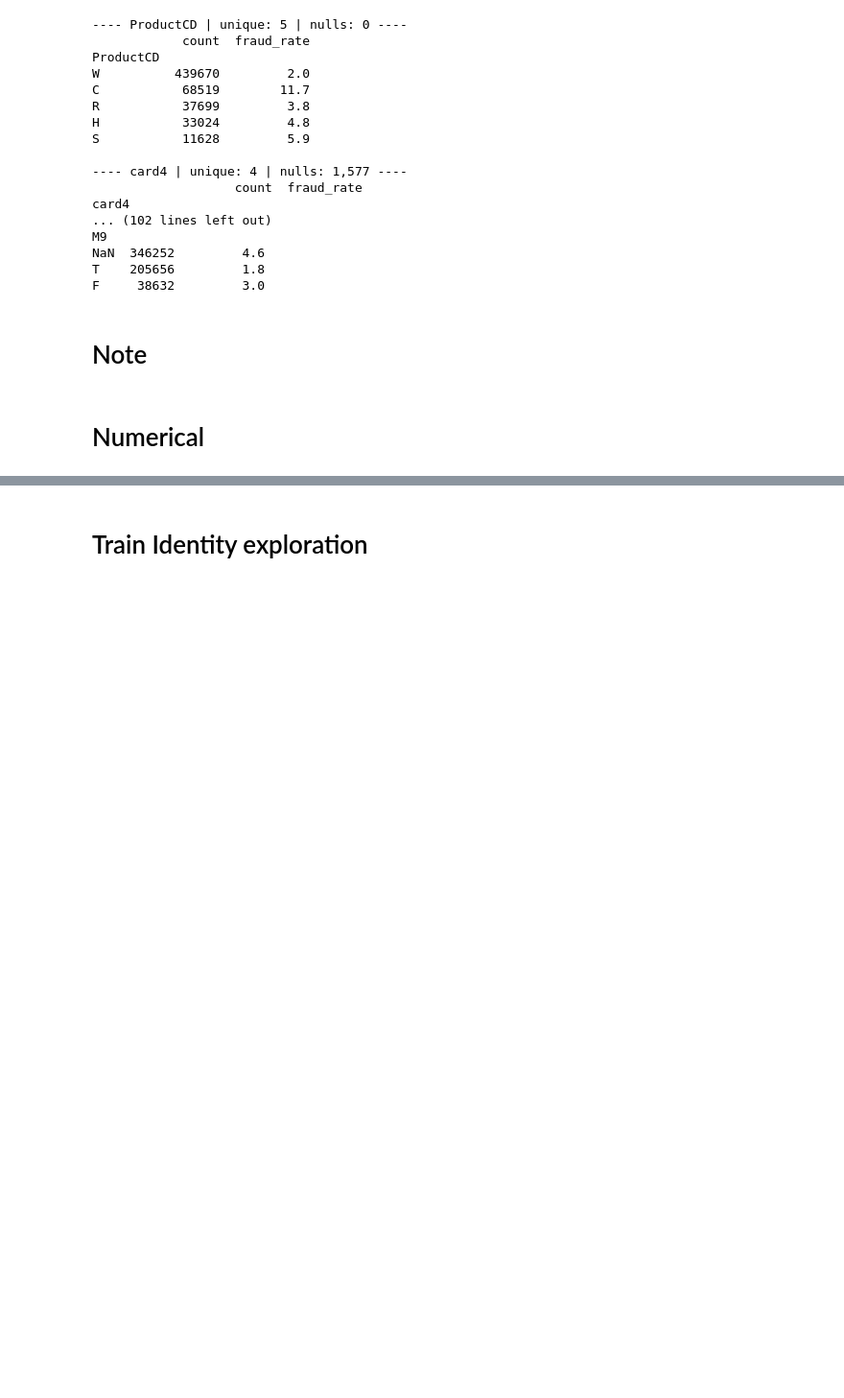
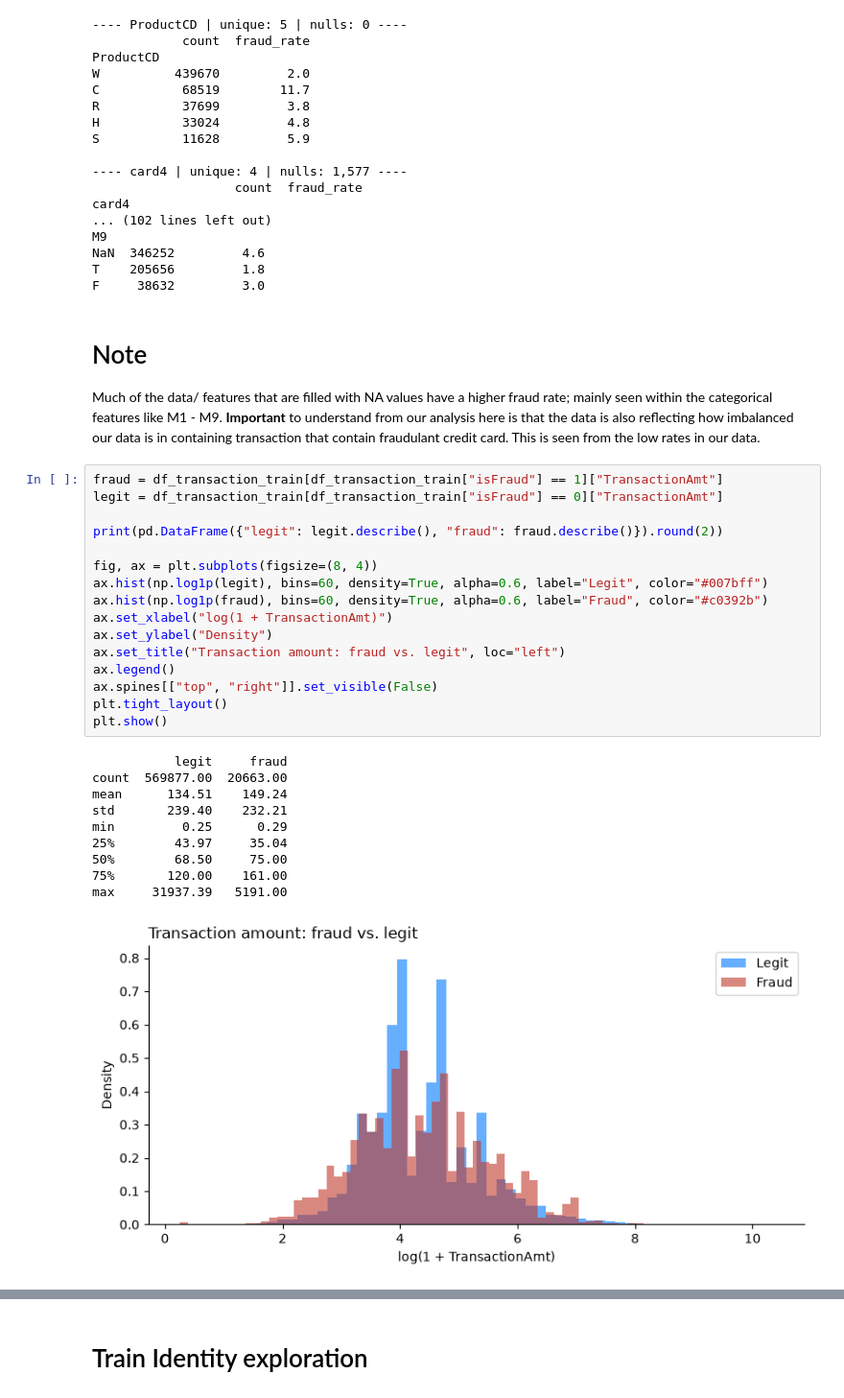
Before and after one commit to Madlenate/Fraud_Detection, a Jupyter notebook: data_analysis.ipynb, the cells around one changed output, grey strips where cells are left out. Shown at 96% size. Cells and saved outputs as stored; diff of their text form; blank space fills up the shorter version.

```diff
--- a/data_analysis.ipynb
+++ b/data_analysis.ipynb
@@ -207,5 +214,31 @@ T    205656         1.8
 F     38632         3.0
 # %% [markdown]
 # Note
+Much of the data/ features that are filled with NA values have a higher fraud rate; mainly seen within the categorical features like M1 - M9. **Important** to understand from our analysis here is that the data is also reflecting how imbalanced our data is in containing transaction that contain fraudulant credit card. This is seen from the low rates in our data.
-# %% [markdown]
-# Numerical
+# %%
+fraud = df_transaction_train[df_transaction_train["isFraud"] == 1]["TransactionAmt"]
+legit = df_transaction_train[df_transaction_train["isFraud"] == 0]["TransactionAmt"]
+
+print(pd.DataFrame({"legit": legit.describe(), "fraud": fraud.describe()}).round(2))
+
+fig, ax = plt.subplots(figsize=(8, 4))
+ax.hist(np.log1p(legit), bins=60, density=True, alpha=0.6, label="Legit", color="#007bff")
+ax.hist(np.log1p(fraud), bins=60, density=True, alpha=0.6, label="Fraud", color="#c0392b")
+ax.set_xlabel("log(1 + TransactionAmt)")
+ax.set_ylabel("Density")
+ax.set_title("Transaction amount: fraud vs. legit", loc="left")
+ax.legend()
+ax.spines[["top", "right"]].set_visible(False)
+plt.tight_layout()
+plt.show()
+# %% [output]
+           legit     fraud
+count  569877.00  20663.00
+mean      134.51    149.24
+std       239.40    232.21
+min         0.25      0.29
+25%        43.97     35.04
+50%        68.50     75.00
+75%       120.00    161.00
+max     31937.39   5191.00
+[figure, added]
```
Also changed, not shown: parts of 19 cells of this notebook.
